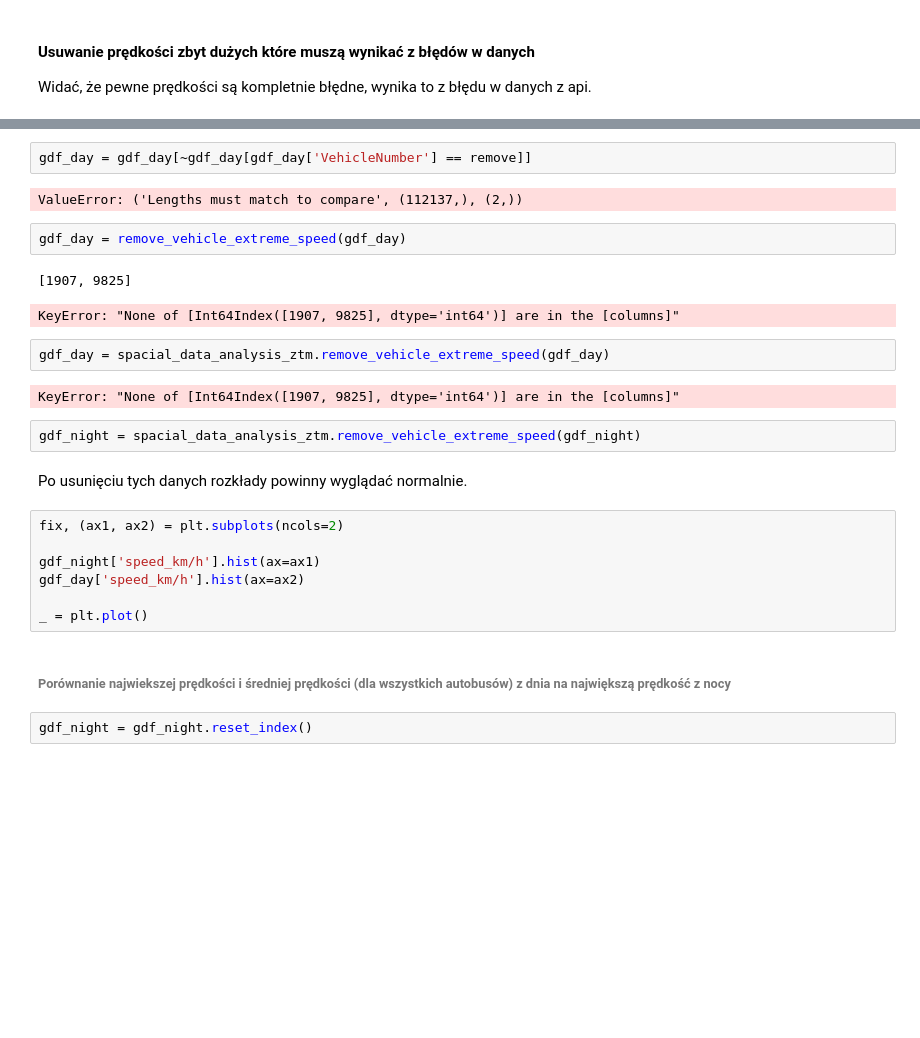
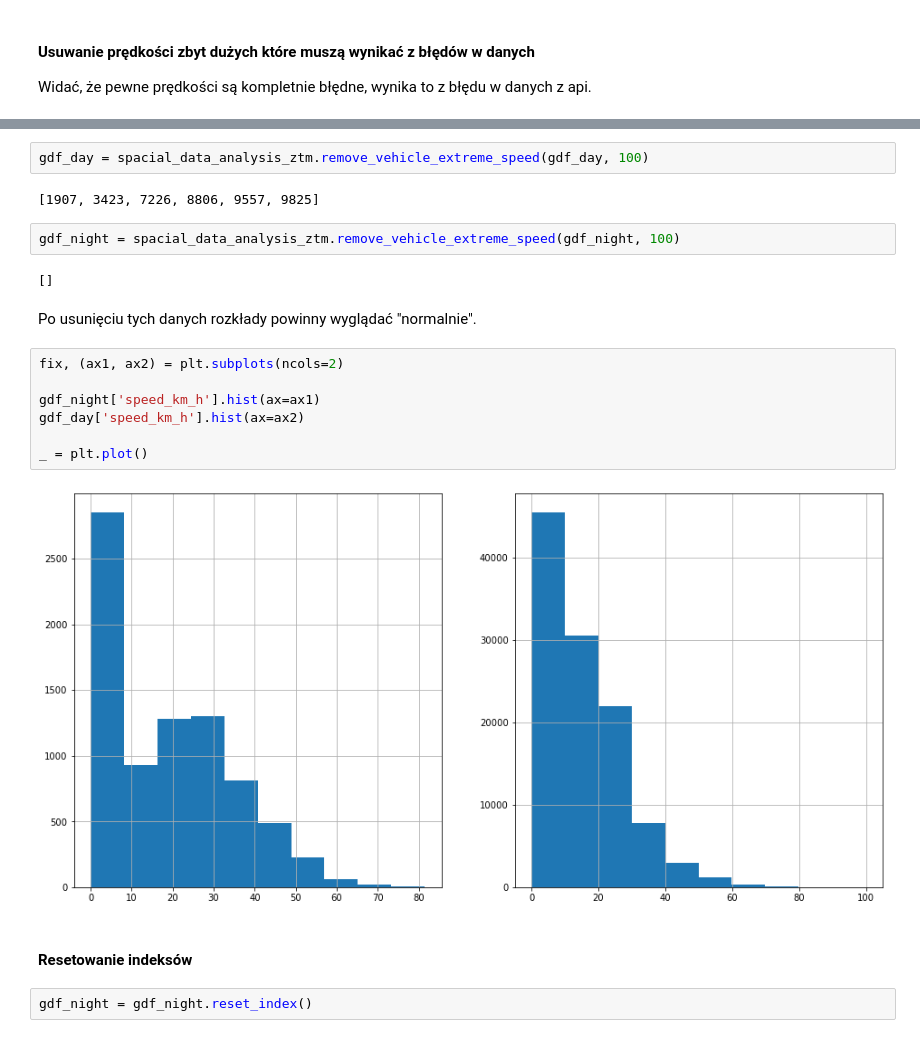
Before and after one commit to python-wizard-old/data_analysis_ztm_warsaw_buses, a Jupyter notebook: whole_process.ipynb, the cells around one changed output, grey strips where cells are left out. Cells and saved outputs as stored; diff of their text form; blank space fills up the shorter version.

```diff
--- a/whole_process.ipynb
+++ b/whole_process.ipynb
@@ -349,29 +232,24 @@ ValueError: ('Lengths must match to compare', (112137,), (2,))
-# %%
-gdf_day = gdf_day[~gdf_day[gdf_day['VehicleNumber'] == remove]]
-# %% [output]
-ValueError: ('Lengths must match to compare', (112137,), (2,))
 # %%
-gdf_day = remove_vehicle_extreme_speed(gdf_day)
+gdf_day = spacial_data_analysis_ztm.remove_vehicle_extreme_speed(gdf_day, 100)
 # %% [output]
-[1907, 9825]
+[1907, 3423, 7226, 8806, 9557, 9825]
-KeyError: "None of [Int64Index([1907, 9825], dtype='int64')] are in the [columns]"
-# %%
-gdf_day = spacial_data_analysis_ztm.remove_vehicle_extreme_speed(gdf_day)
-# %% [output]
-KeyError: "None of [Int64Index([1907, 9825], dtype='int64')] are in the [columns]"
 # %%
-gdf_night = spacial_data_analysis_ztm.remove_vehicle_extreme_speed(gdf_night)
+gdf_night = spacial_data_analysis_ztm.remove_vehicle_extreme_speed(gdf_night, 100)
+# %% [output]
+[]
 # %% [markdown]
-Po usunięciu tych danych rozkłady powinny wyglądać normalnie.
+Po usunięciu tych danych rozkłady powinny wyglądać "normalnie".
 # %%
 fix, (ax1, ax2) = plt.subplots(ncols=2)
 
-gdf_night['speed_km/h'].hist(ax=ax1)
-gdf_day['speed_km/h'].hist(ax=ax2)
+gdf_night['speed_km_h'].hist(ax=ax1)
+gdf_day['speed_km_h'].hist(ax=ax2)
 
 _ = plt.plot()
+# %% [output]
+[figure, added]
-# %% [markdown]
-###### Porównanie najwiekszej prędkości i średniej prędkości (dla wszystkich autobusów) z dnia na największą prędkość z nocy
+# %% [markdown]
+#### Resetowanie indeksów
 # %%
 gdf_night = gdf_night.reset_index()
 # %%
```
Also changed, not shown: parts of 117 cells of this notebook, 2 other files.
